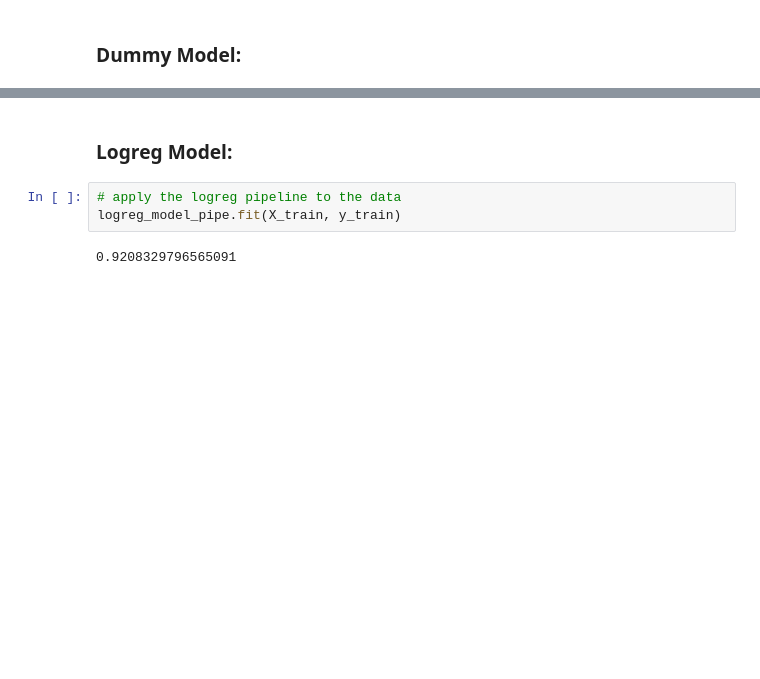
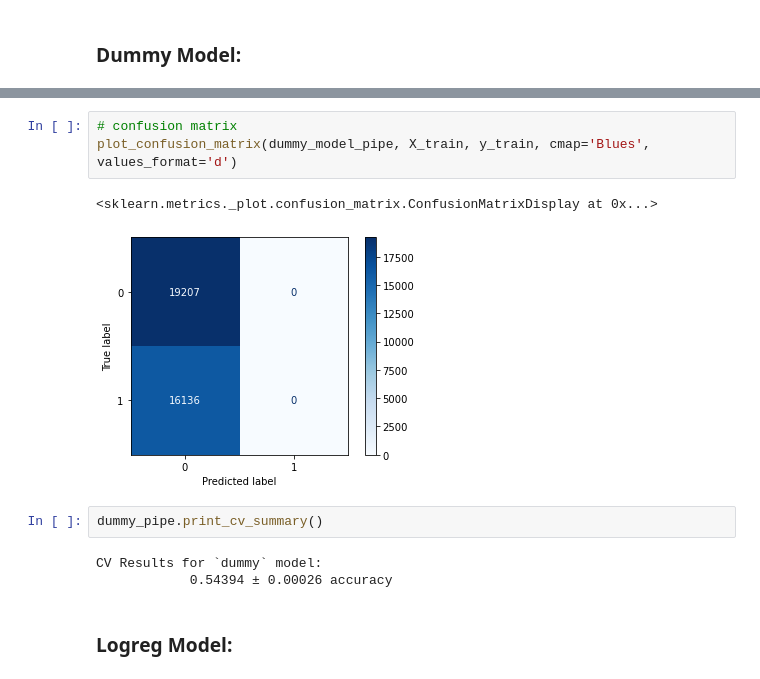
Before and after one commit to Kaewin/Predicting-Water-Wells-In-Need-Of-Repair-For-The-Government-Of-Tanzania, a Jupyter notebook: eda3_pipelines.ipynb, the cells around one changed output, grey strips where cells are left out. Drawn from its saved outputs; the diff is of its cells as text; blank space fills up the shorter version.

```diff
--- a/eda3_pipelines.ipynb
+++ b/eda3_pipelines.ipynb
@@ -188,7 +236,13 @@ F1 Score:  0.0
+# %%
+# confusion matrix
+plot_confusion_matrix(dummy_model_pipe, X_train, y_train, cmap='Blues', values_format='d')
+# %% [output]
+<sklearn.metrics._plot.confusion_matrix.ConfusionMatrixDisplay at 0x...>
+[figure, added]
+# %%
+dummy_pipe.print_cv_summary()
+# %% [output]
+CV Results for `dummy` model:
+            0.54394 ± 0.00026 accuracy
 # %% [markdown]
 ### Logreg Model:
-# %%
-# apply the logreg pipeline to the data
-logreg_model_pipe.fit(X_train, y_train)
-# %% [output]
-0.9208329796565091
```
Also changed, not shown: parts of 18 cells of this notebook.
